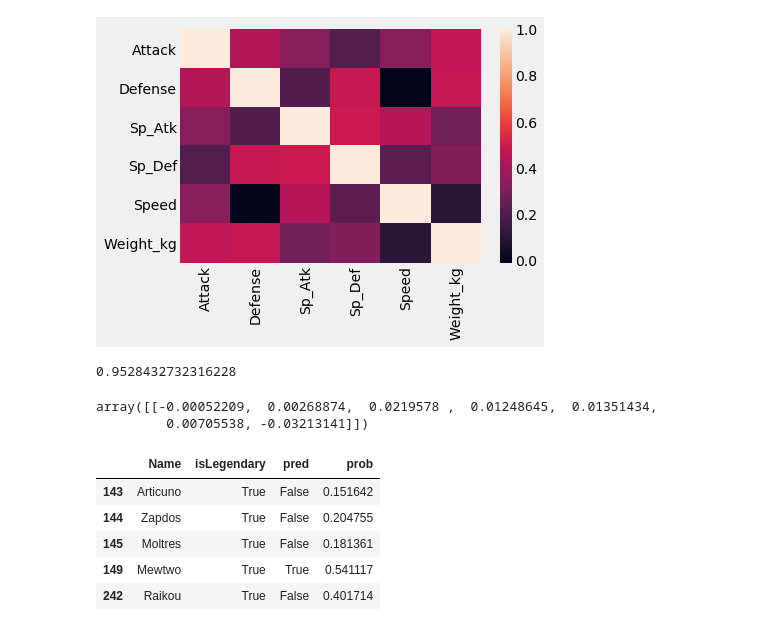
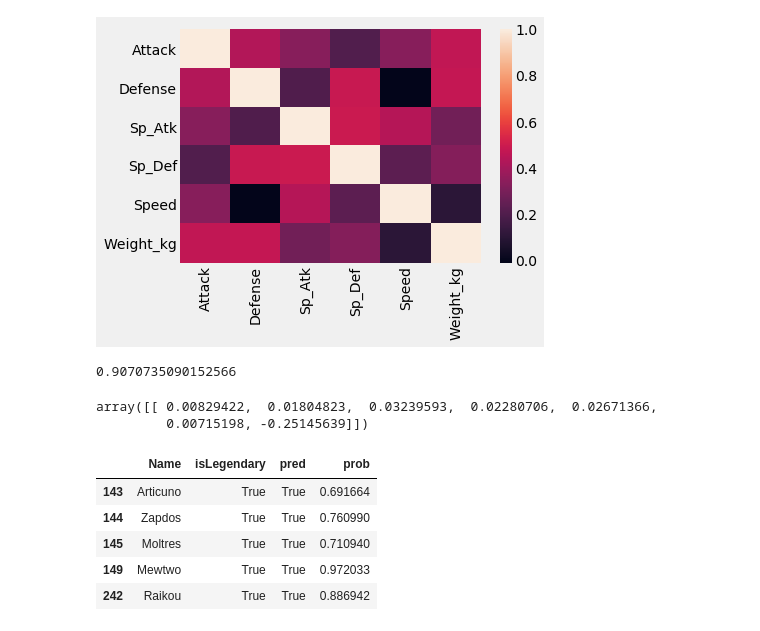
Before and after one commit to francisbautista/cs129.18, a Jupyter notebook: Notebooks/L04 - Logistic Regression I.ipynb, the cells around one changed output. Cells and saved outputs as stored; diff of their text form; code cells hidden in the pictures.

```diff
--- a/Notebooks/L04 - Logistic Regression I.ipynb
+++ b/Notebooks/L04 - Logistic Regression I.ipynb
@@ -118,32 +118,33 @@ sns.heatmap(df[["Attack", "Defense", "Sp_Atk", "Sp_Def", "Speed", "Weight_kg"]].
 from sklearn.linear_model import LogisticRegression
 from sklearn import metrics
 X = df[["Attack", "Defense", "Sp_Atk", "Sp_Def", "Speed", "Weight_kg", "Height_m"]]
-logistic_model = LogisticRegression()
+logistic_model = LogisticRegression(class_weight="balanced")
 logistic_model.fit(X, df["isLegendary"])
 predictions = logistic_model.predict(X)
 accuracy = metrics.accuracy_score(predictions,df["isLegendary"])
 print(accuracy)
 # %% [output]
-0.9528432732316228
+0.9070735090152566
 # %%
 logistic_model.coef_
 # %% [output]
-array([[-0.00052209,  0.00268874,  0.0219578 ,  0.01248645,  0.01351434,
-         0.00705538, -0.03213141]])
+array([[ 0.00829422,  0.01804823,  0.03239593,  0.02280706,  0.02671366,
+         0.00715198, -0.25145639]])
 # %%
 df["pred"] = predictions
 prob =[x[1] for x in logistic_model.predict_proba(X)]
 
 df["prob"] = prob
+df = df.reset_index()
 selection = df[["Name","isLegendary","pred", "prob"]]
 selection[selection["isLegendary"] == True].head()
 # %% [output]
 |  | Name | isLegendary | pred | prob |
-| 143 | Articuno | True | False | 0.151642 |
-| 144 | Zapdos | True | False | 0.204755 |
-| 145 | Moltres | True | False | 0.181361 |
-| 149 | Mewtwo | True | True | 0.541117 |
-| 242 | Raikou | True | False | 0.401714 |
+| 143 | Articuno | True | True | 0.691664 |
+| 144 | Zapdos | True | True | 0.760990 |
+| 145 | Moltres | True | True | 0.710940 |
+| 149 | Mewtwo | True | True | 0.972033 |
+| 242 | Raikou | True | True | 0.886942 |
 # %%
 from sklearn.model_selection import train_test_split
 X_train, X_test, Y_train, Y_test = train_test_split(X,
```
Also changed, not shown: parts of 13 cells of this notebook, 4 other files.
